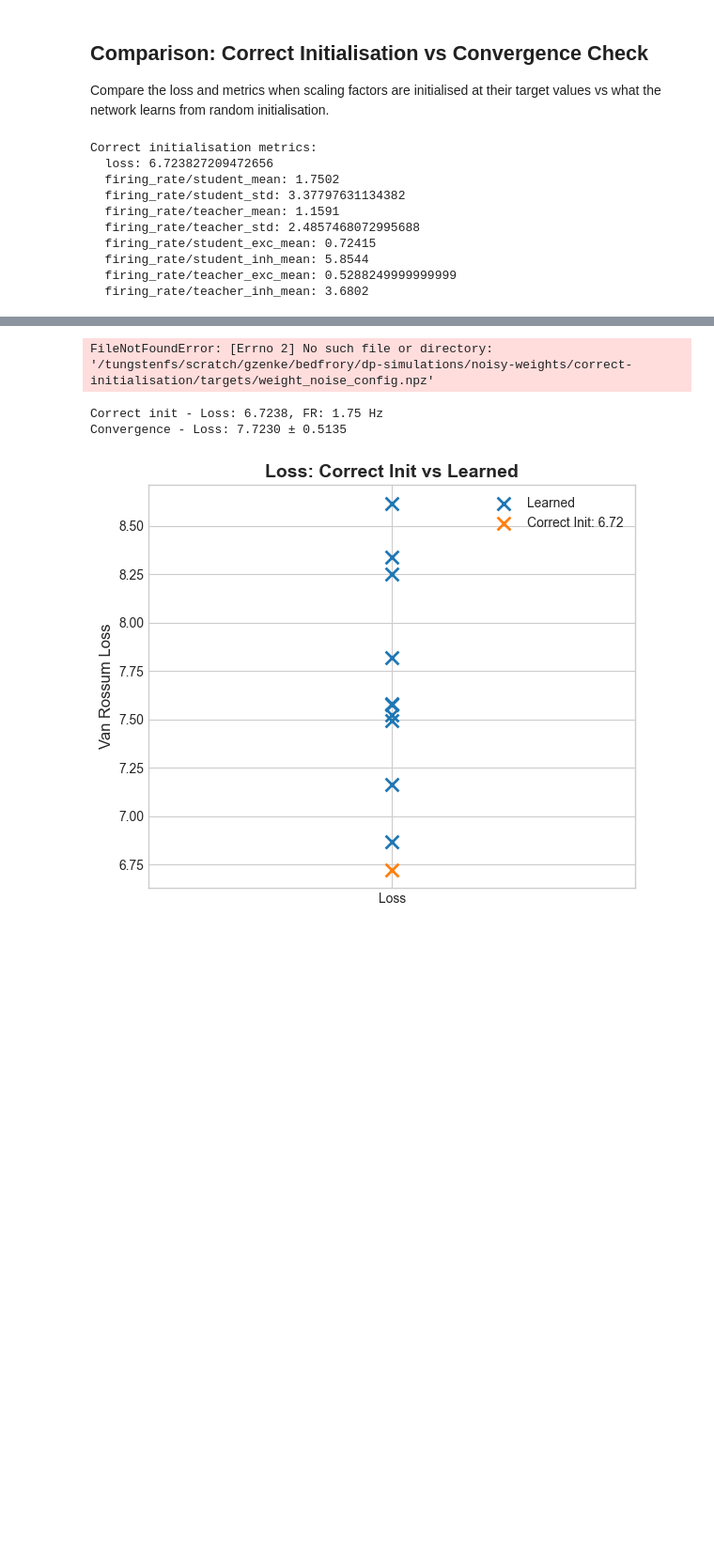
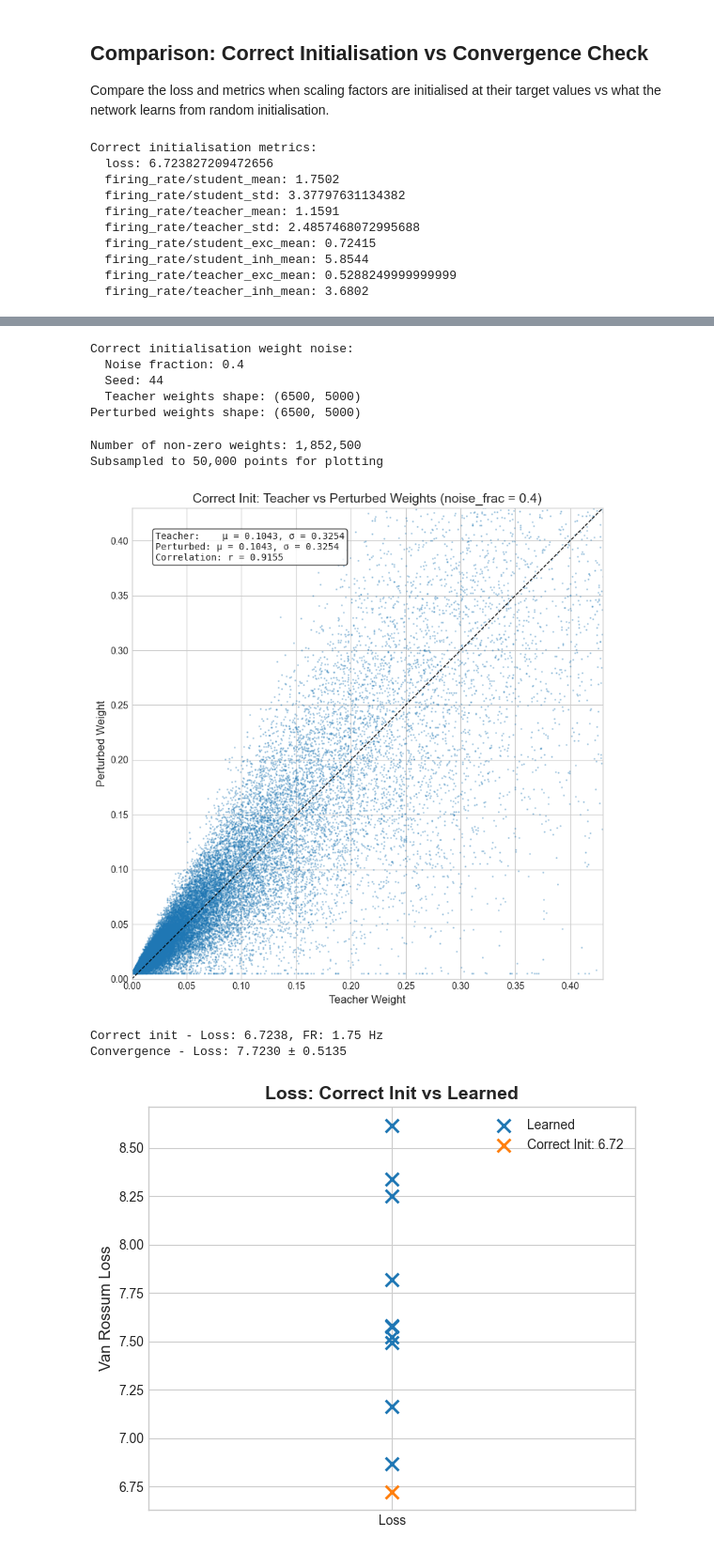
Before and after one commit to rory-bedford/connectome-snns, a Jupyter notebook: notebooks/analyse_noisy_student_teacher.ipynb, the cells around one changed output, grey strips where cells are left out. Shown at 94% size. Cells and saved outputs as stored; diff of their text form; code cells hidden in the pictures; blank space fills up the shorter version.

```diff
--- a/notebooks/analyse_noisy_student_teacher.ipynb
+++ b/notebooks/analyse_noisy_student_teacher.ipynb
@@ -599,8 +697,9 @@ for idx, (sf_key, sf_label) in enumerate(scaling_factor_names):
     std_traj = np.std(all_values, axis=0)
 
     # Plot mean ± std
-    ax.fill_between(epochs_ref, mean_traj - std_traj, mean_traj + std_traj,
-                    alpha=0.3, color="C0")
+    ax.fill_between(
+        epochs_ref, mean_traj - std_traj, mean_traj + std_traj, alpha=0.3, color="C0"
+    )
     ax.plot(epochs_ref, mean_traj, color="C0", linewidth=2, label="Mean ± std")
 
     # Plot target line at 1.0
@@ -614,7 +713,11 @@ for idx, (sf_key, sf_label) in enumerate(scaling_factor_names):
     if idx == 0:
         ax.legend(loc="upper right")
 
-plt.suptitle("Convergence of Scaling Factors (Mean ± Std across Seeds)", fontsize=14, fontweight="bold")
+plt.suptitle(
+    "Convergence of Scaling Factors (Mean ± Std across Seeds)",
+    fontsize=14,
+    fontweight="bold",
+)
 plt.tight_layout()
 plt.show()
 # %% [output]
@@ -800,14 +943,16 @@ Displaying: spike_comparison.png
 teacher_data_correct = np.load(correct_init_dir / "inputs" / "network_structure.npz")
 teacher_ff_weights_correct = teacher_data_correct["feedforward_weights"]
 teacher_rec_weights_correct = teacher_data_correct["recurrent_weights"]
-teacher_weights_correct = np.concatenate([teacher_ff_weights_correct, teacher_rec_weights_correct], axis=0)
+teacher_weights_correct = np.concatenate(
+    [teacher_ff_weights_correct, teacher_rec_weights_correct], axis=0
+)
 
 # Load noise config
 noise_config_correct = np.load(correct_init_dir / "targets" / "weight_noise_config.npz")
 noise_frac_correct = float(noise_config_correct["noise_frac"])
 noise_seed_correct = int(noise_config_correct["seed"])
 
-print(f"Correct initialisation weight noise:")
+print("Correct initialisation weight noise:")
 print(f"  Noise fraction: {noise_frac_correct}")
 print(f"  Seed: {noise_seed_correct}")
 print(f"  Teacher weights shape: {teacher_weights_correct.shape}")
@@ -820,7 +965,11 @@ perturbed_weights_correct = apply_noise_affine(
 
 print(f"Perturbed weights shape: {perturbed_weights_correct.shape}")
 # %% [output]
-FileNotFoundError: [Errno 2] No such file or directory: '/tungstenfs/scratch/gzenke/bedfrory/dp-simulations/noisy-weights/correct-initialisation/targets/weight_noise_config.npz'
+Correct initialisation weight noise:
+  Noise fraction: 0.4
+  Seed: 44
+  Teacher weights shape: (6500, 5000)
+Perturbed weights shape: (6500, 5000)
 # %%
 # Scatter plot: Teacher vs Perturbed weights with mean/std annotations (Correct Init)
 mask_correct = teacher_weights_correct != 0
@@ -844,38 +993,54 @@ if len(teacher_flat_correct) > max_points:
     perturbed_sample_correct = perturbed_flat_correct[idx]
     print(f"Subsampled to {max_points:,} points for plotting")
 else:
     teacher_sample_correct = teacher_flat_correct
     perturbed_sample_correct = perturbed_flat_correct
 
 fig, ax = plt.subplots(figsize=(8, 8))
 
 ax.scatter(teacher_sample_correct, perturbed_sample_correct, alpha=0.3, s=1, c="C0")
 
 # Use 95th percentile for axis limits
-upper_lim = np.percentile(np.concatenate([teacher_flat_correct, perturbed_flat_correct]), 95)
+upper_lim = np.percentile(
+    np.concatenate([teacher_flat_correct, perturbed_flat_correct]), 95
+)
 lims = [0, upper_lim]
 
 ax.plot(lims, lims, "k--", linewidth=1, label="Identity")
 
 ax.set_xlim(lims)
 ax.set_ylim(lims)
 ax.set_xlabel("Teacher Weight", fontsize=12)
 ax.set_ylabel("Perturbed Weight", fontsize=12)
-ax.set_title(f"Correct Init: Teacher vs Perturbed Weights (noise_frac = {noise_frac_correct})", fontsize=14)
+ax.set_title(
+    f"Correct Init: Teacher vs Perturbed Weights (noise_frac = {noise_frac_correct})",
+    fontsize=14,
+)
 ax.set_aspect("equal")
 
 # Add text box with statistics
 stats_text = (
     f"Teacher:    μ = {teacher_mean_correct:.4f}, σ = {teacher_std_correct:.4f}\n"
     f"Perturbed: μ = {perturbed_mean_correct:.4f}, σ = {perturbed_std_correct:.4f}\n"
     f"Correlation: r = {correlation_correct:.4f}"
 )
-ax.text(0.05, 0.95, stats_text, transform=ax.transAxes, fontsize=10,
-        verticalalignment='top', fontfamily='monospace',
-        bbox=dict(boxstyle='round', facecolor='white', alpha=0.8))
+ax.text(
+    0.05,
+    0.95,
+    stats_text,
+    transform=ax.transAxes,
+    fontsize=10,
+    verticalalignment="top",
+    fontfamily="monospace",
+    bbox=dict(boxstyle="round", facecolor="white", alpha=0.8),
+)
 
 plt.tight_layout()
 plt.show()
+# %% [output]
+Number of non-zero weights: 1,852,500
+Subsampled to 50,000 points for plotting
+[figure, added]
 # %%
 # Collect final values from convergence check for comparison
 conv_final_losses = []
```
Also changed, not shown: parts of 16 cells of this notebook, 4 other files.
